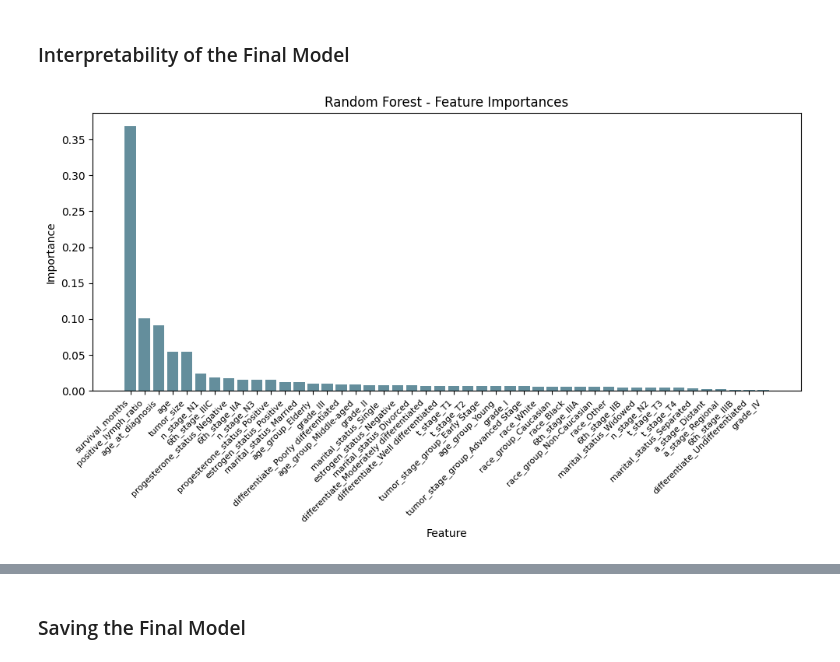
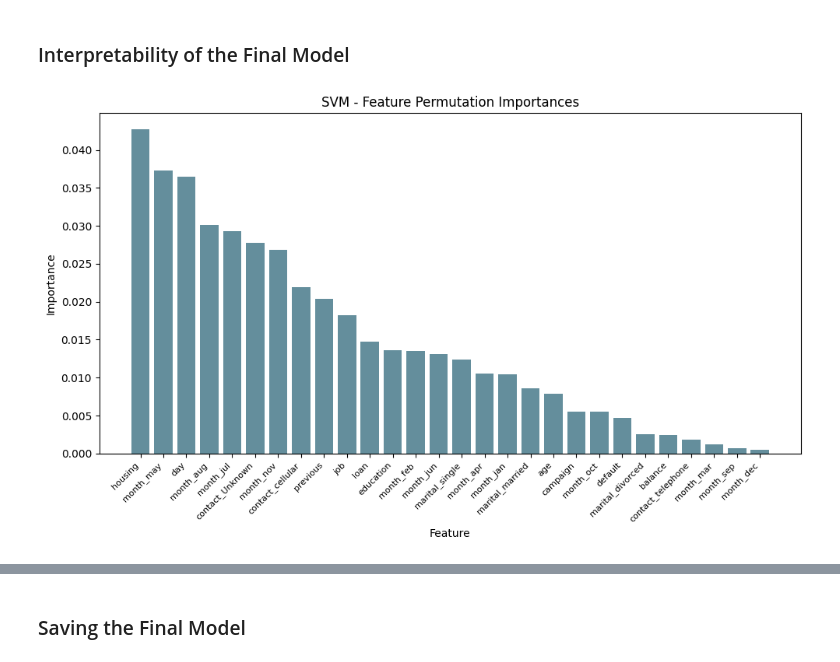
Before and after one commit to odyskypa/bank-marketing-campaign, a Jupyter notebook: notebooks/Modeling.ipynb, the cells around one changed output, grey strips where cells are left out. Saved outputs shown, nothing was run; the diff lists cells and outputs as text; code cells hidden in the pictures.

Commit message:
modeling, final model

```diff
--- a/notebooks/Modeling.ipynb
+++ b/notebooks/Modeling.ipynb
@@ -1111,24 +1235,27 @@ Dead                71   129
 # %% [markdown]
 ### Interpretability of the Final Model
 # %%
-# Get feature importances from the best Random Forest model
-feature_importances = best_rf_model.feature_importances_
+from sklearn.inspection import permutation_importance
+
+result = permutation_importance(model, X_undersampled_train, y_undersampled_train, n_repeats=10, random_state=42)
+importance = result.importances_mean
+feature_names = X.columns
 
 # Sort feature importances in descending order
-sorted_indices = np.argsort(feature_importances)[::-1]
-sorted_feature_importances = feature_importances[sorted_indices]
+sorted_indices = np.argsort(importance)[::-1]
+sorted_feature_importances = importance[sorted_indices]
 
 # Get the names of the features
-feature_names = X_train.columns[sorted_indices]
+feature_names = X.columns[sorted_indices]
 
 # Plot the feature importances
 plt.figure(figsize=(10, 6))
-plt.bar(range(len(feature_importances)), sorted_feature_importances, color='#648E9C')
-plt.xticks(range(len(feature_importances)), feature_names, rotation=45, ha='right', fontsize=8)
-plt.title('Random Forest - Feature Importances')
+plt.bar(range(len(importance)), sorted_feature_importances, color='#648E9C')
+plt.xticks(range(len(importance)), feature_names, rotation=45, ha='right', fontsize=8)
+plt.title('SVM - Feature Permutation Importances')
 plt.xlabel('Feature')
 plt.ylabel('Importance')
 plt.tight_layout()
 plt.show();
 # %% [output]
-[figure, old version]
+[figure, new version]
```
Also changed, not shown: parts of 42 cells of this notebook, 1 other file.
